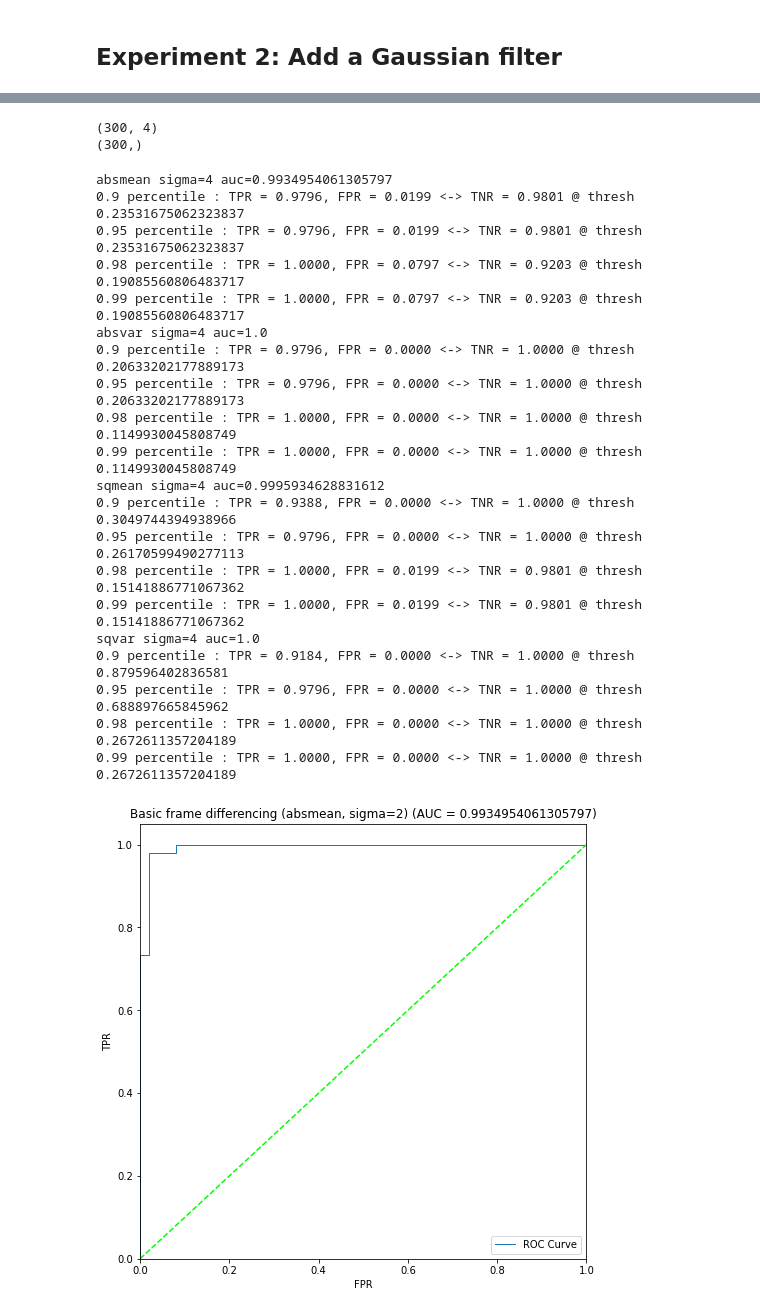
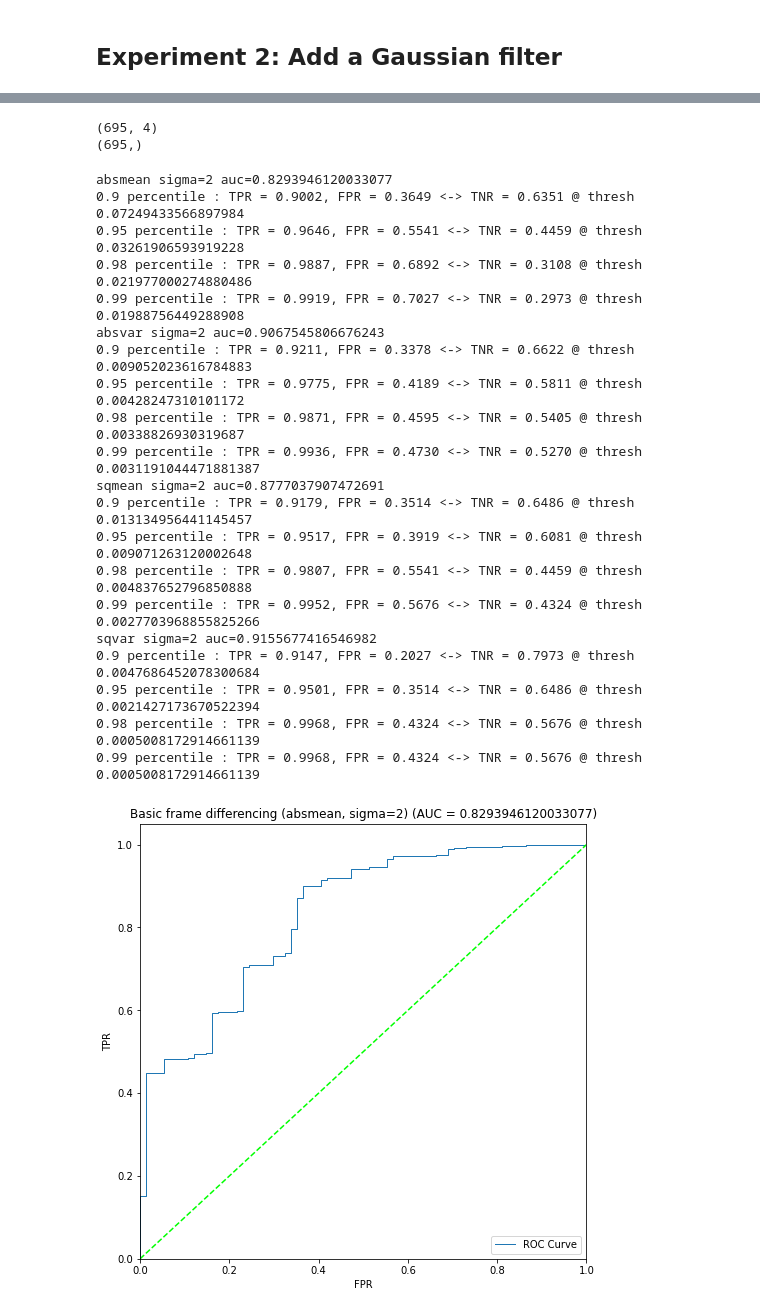
Before and after one commit to kleincode/camera-trap-anomaly-detection, a Jupyter notebook: approach1a_basic_frame_differencing.ipynb, the cells around one changed output, grey strips where cells are left out. Cells and saved outputs as stored; diff of their text form; code cells hidden in the pictures.

```diff
--- a/approach1a_basic_frame_differencing.ipynb
+++ b/approach1a_basic_frame_differencing.ipynb
@@ -34,5 +34,5 @@ from py.ImageClassifier import AbstractImageClassifier
 DIR = './ResizedSessions_NoBackup' # dataset directory
 
 ds = Dataset(DIR)
-session = ds.create_session("marten_01")
+session = ds.create_session("beaver_01")
 # %% [output]
@@ -168,5 +156,6 @@ array([0.        , 0.04081633, 0.08163265, 0.18367347, 0.26530612,
 vals = ["absmean", "absvar", "sqmean", "sqvar"]
 for i in range(4):
     fpr, tpr, thresholds, auc_score = plot_roc_curve(y, X[:,i], f"Basic frame differencing ({vals[i]})", savefile=f"plots/approach1a/roc_curves/{session.name}_{vals[i]}", show=False)
+    get_percentiles(fpr, tpr, thresholds)
     print(f"{vals[i]} auc={auc_score}")
 # %% [output]
@@ -272,34 +277,34 @@ print(X.shape)
 y = np.concatenate([-np.ones((y_norm.shape[0])), np.ones((y_anom.shape[0]))])
 print(y.shape)
 # %% [output]
-(300, 4)
-(300,)
+(695, 4)
+(695,)
 # %%
-sigma = 4
+sigma = 2
 vals = ["absmean", "absvar", "sqmean", "sqvar"]
 for i in range(4):
     fpr, tpr, thresholds, auc_score = plot_roc_curve(y, X[:,i], f"Basic frame differencing ({vals[i]}, sigma=2)", savefile=f"plots/approach1a/roc_curves/{session.name}_{vals[i]}_sigma{sigma}", show=False)
     print(f"{vals[i]} sigma={sigma} auc={auc_score}")
     get_percentiles(fpr, tpr, thresholds)
 # %% [output]
-absmean sigma=4 auc=0.9934954061305797
-0.9 percentile : TPR = 0.9796, FPR = 0.0199 <-> TNR = 0.9801 @ thresh 0.23531675062323837
-0.95 percentile : TPR = 0.9796, FPR = 0.0199 <-> TNR = 0.9801 @ thresh 0.23531675062323837
-0.98 percentile : TPR = 1.0000, FPR = 0.0797 <-> TNR = 0.9203 @ thresh 0.19085560806483717
-0.99 percentile : TPR = 1.0000, FPR = 0.0797 <-> TNR = 0.9203 @ thresh 0.19085560806483717
-absvar sigma=4 auc=1.0
-0.9 percentile : TPR = 0.9796, FPR = 0.0000 <-> TNR = 1.0000 @ thresh 0.20633202177889173
-0.95 percentile : TPR = 0.9796, FPR = 0.0000 <-> TNR = 1.0000 @ thresh 0.20633202177889173
-0.98 percentile : TPR = 1.0000, FPR = 0.0000 <-> TNR = 1.0000 @ thresh 0.1149930045808749
-0.99 percentile : TPR = 1.0000, FPR = 0.0000 <-> TNR = 1.0000 @ thresh 0.1149930045808749
-sqmean sigma=4 auc=0.9995934628831612
-0.9 percentile : TPR = 0.9388, FPR = 0.0000 <-> TNR = 1.0000 @ thresh 0.3049744394938966
-0.95 percentile : TPR = 0.9796, FPR = 0.0000 <-> TNR = 1.0000 @ thresh 0.26170599490277113
-0.98 percentile : TPR = 1.0000, FPR = 0.0199 <-> TNR = 0.9801 @ thresh 0.15141886771067362
-0.99 percentile : TPR = 1.0000, FPR = 0.0199 <-> TNR = 0.9801 @ thresh 0.15141886771067362
-sqvar sigma=4 auc=1.0
-0.9 percentile : TPR = 0.9184, FPR = 0.0000 <-> TNR = 1.0000 @ thresh 0.879596402836581
-0.95 percentile : TPR = 0.9796, FPR = 0.0000 <-> TNR = 1.0000 @ thresh 0.688897665845962
-0.98 percentile : TPR = 1.0000, FPR = 0.0000 <-> TNR = 1.0000 @ thresh 0.2672611357204189
-0.99 percentile : TPR = 1.0000, FPR = 0.0000 <-> TNR = 1.0000 @ thresh 0.2672611357204189
+absmean sigma=2 auc=0.8293946120033077
+0.9 percentile : TPR = 0.9002, FPR = 0.3649 <-> TNR = 0.6351 @ thresh 0.07249433566897984
+0.95 percentile : TPR = 0.9646, FPR = 0.5541 <-> TNR = 0.4459 @ thresh 0.03261906593919228
+0.98 percentile : TPR = 0.9887, FPR = 0.6892 <-> TNR = 0.3108 @ thresh 0.021977000274880486
+0.99 percentile : TPR = 0.9919, FPR = 0.7027 <-> TNR = 0.2973 @ thresh 0.01988756449288908
+absvar sigma=2 auc=0.9067545806676243
+0.9 percentile : TPR = 0.9211, FPR = 0.3378 <-> TNR = 0.6622 @ thresh 0.009052023616784883
+0.95 percentile : TPR = 0.9775, FPR = 0.4189 <-> TNR = 0.5811 @ thresh 0.00428247310101172
+0.98 percentile : TPR = 0.9871, FPR = 0.4595 <-> TNR = 0.5405 @ thresh 0.00338826930319687
+0.99 percentile : TPR = 0.9936, FPR = 0.4730 <-> TNR = 0.5270 @ thresh 0.0031191044471881387
+sqmean sigma=2 auc=0.8777037907472691
+0.9 percentile : TPR = 0.9179, FPR = 0.3514 <-> TNR = 0.6486 @ thresh 0.013134956441145457
+0.95 percentile : TPR = 0.9517, FPR = 0.3919 <-> TNR = 0.6081 @ thresh 0.009071263120002648
+0.98 percentile : TPR = 0.9807, FPR = 0.5541 <-> TNR = 0.4459 @ thresh 0.004837652796850888
+0.99 percentile : TPR = 0.9952, FPR = 0.5676 <-> TNR = 0.4324 @ thresh 0.0027703968855825266
+sqvar sigma=2 auc=0.9155677416546982
+0.9 percentile : TPR = 0.9147, FPR = 0.2027 <-> TNR = 0.7973 @ thresh 0.0047686452078300684
+0.95 percentile : TPR = 0.9501, FPR = 0.3514 <-> TNR = 0.6486 @ thresh 0.0021427173670522394
+0.98 percentile : TPR = 0.9968, FPR = 0.4324 <-> TNR = 0.5676 @ thresh 0.0005008172914661139
+0.99 percentile : TPR = 0.9968, FPR = 0.4324 <-> TNR = 0.5676 @ thresh 0.0005008172914661139
-[figure, old version]
+[figure, new version]
```
Also changed, not shown: parts of 9 cells of this notebook, 40 other files.
